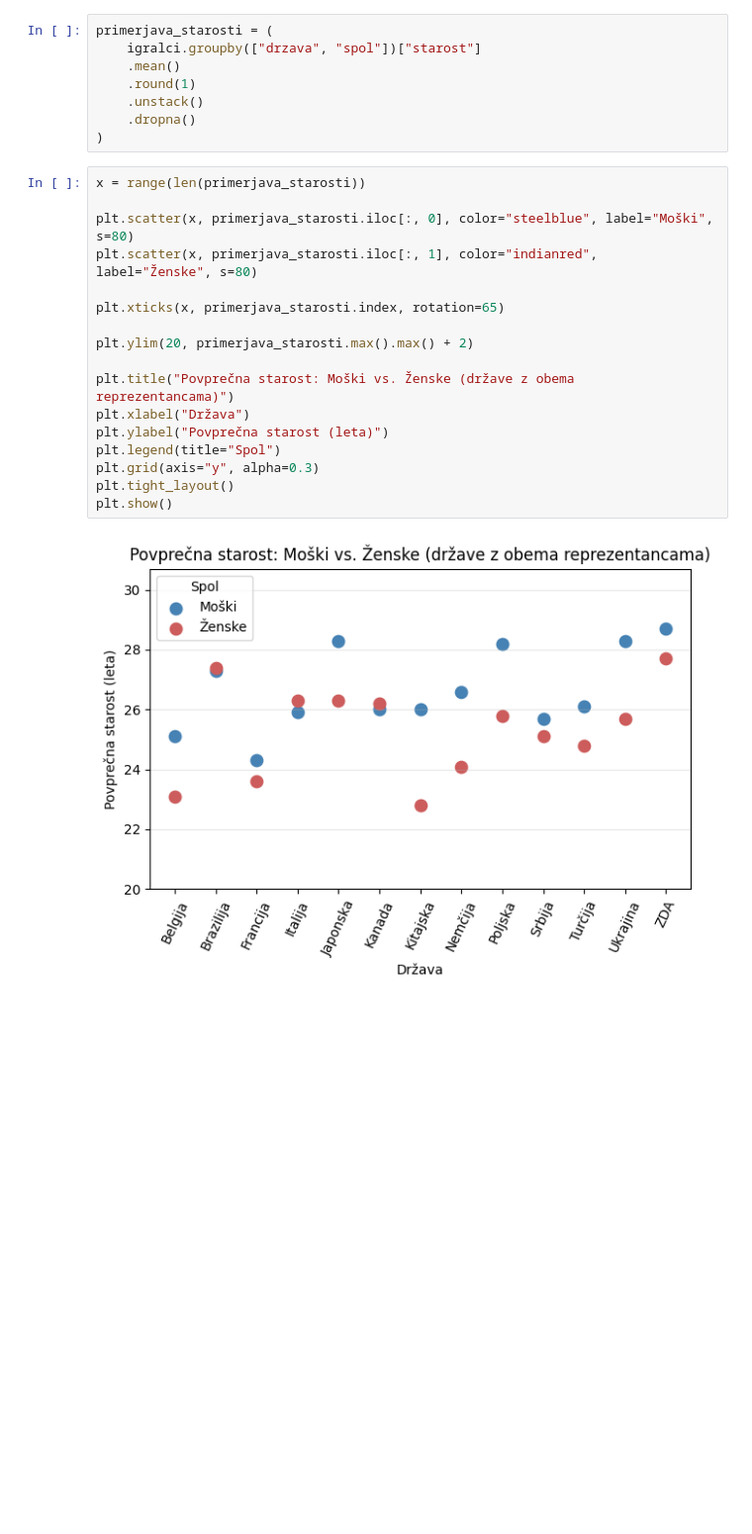
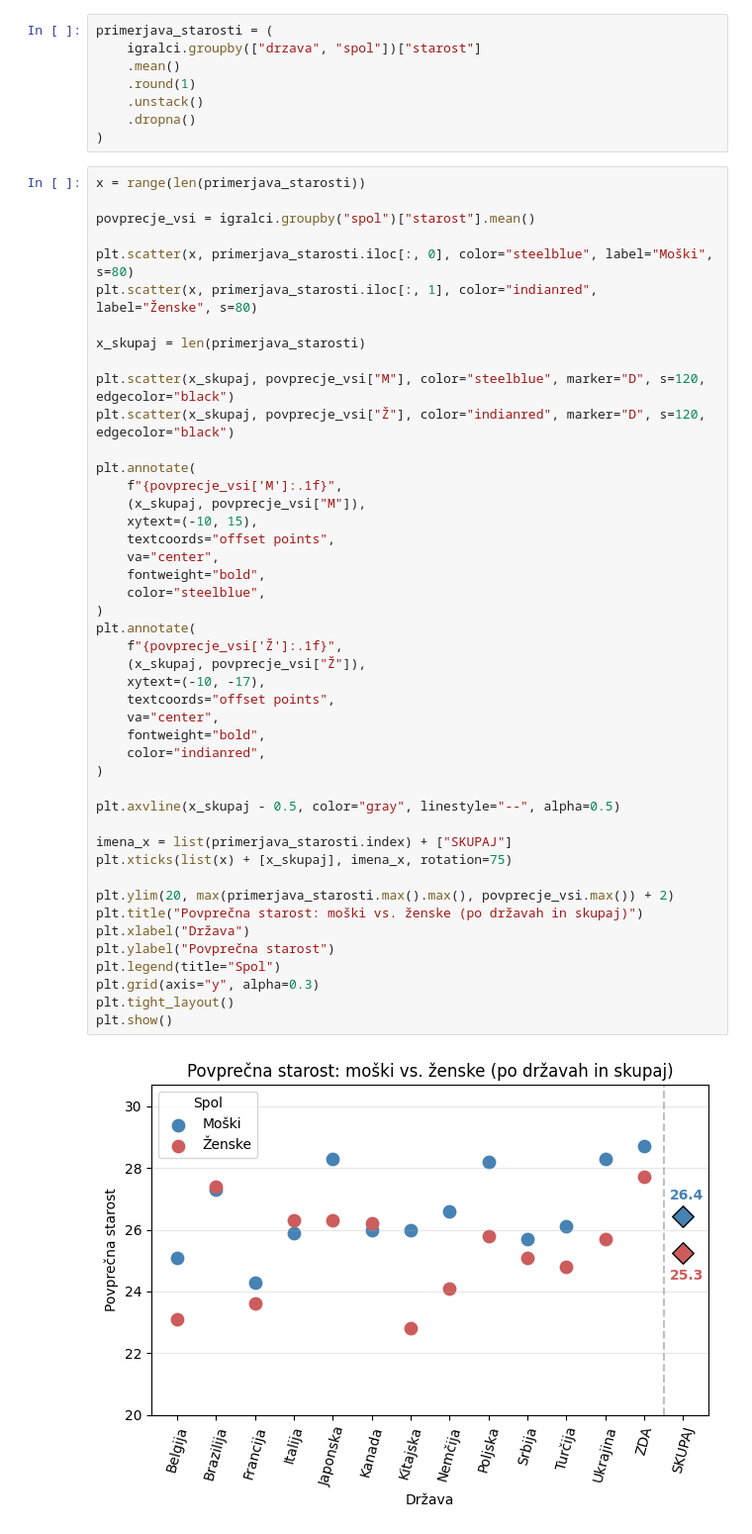
Before and after one commit to mijastijepic/UVP_projektna_naloga, a Jupyter notebook: analiza_podatkov.ipynb, the cells around one changed output. Shown at 99% size. Saved outputs shown, nothing was run; the diff lists cells and outputs as text; blank space fills up the shorter version.

Commit message:
konec analize povpr. starosti

```diff
--- a/analiza_podatkov.ipynb
+++ b/analiza_podatkov.ipynb
@@ -139,21 +143,49 @@ primerjava_starosti = (
 )
 # %%
 x = range(len(primerjava_starosti))
+
+povprecje_vsi = igralci.groupby("spol")["starost"].mean()
 
 plt.scatter(x, primerjava_starosti.iloc[:, 0], color="steelblue", label="Moški", s=80)
 plt.scatter(x, primerjava_starosti.iloc[:, 1], color="indianred", label="Ženske", s=80)
 
-plt.xticks(x, primerjava_starosti.index, rotation=65)
+x_skupaj = len(primerjava_starosti)
 
-plt.ylim(20, primerjava_starosti.max().max() + 2)
+plt.scatter(x_skupaj, povprecje_vsi["M"], color="steelblue", marker="D", s=120, edgecolor="black")
+plt.scatter(x_skupaj, povprecje_vsi["Ž"], color="indianred", marker="D", s=120, edgecolor="black")
 
-plt.title("Povprečna starost: Moški vs. Ženske (države z obema reprezentancama)")
+plt.annotate(
+    f"{povprecje_vsi['M']:.1f}",
+    (x_skupaj, povprecje_vsi["M"]),
+    xytext=(-10, 15),
+    textcoords="offset points",
+    va="center",
+    fontweight="bold",
+    color="steelblue",
+)
+plt.annotate(
+    f"{povprecje_vsi['Ž']:.1f}",
+    (x_skupaj, povprecje_vsi["Ž"]),
+    xytext=(-10, -17),
+    textcoords="offset points",
+    va="center",
+    fontweight="bold",
+    color="indianred",
+)
+
+plt.axvline(x_skupaj - 0.5, color="gray", linestyle="--", alpha=0.5)
+
+imena_x = list(primerjava_starosti.index) + ["SKUPAJ"]
+plt.xticks(list(x) + [x_skupaj], imena_x, rotation=75)
+
+plt.ylim(20, max(primerjava_starosti.max().max(), povprecje_vsi.max()) + 2)
+plt.title("Povprečna starost: moški vs. ženske (po državah in skupaj)")
 plt.xlabel("Država")
-plt.ylabel("Povprečna starost (leta)")
+plt.ylabel("Povprečna starost")
 plt.legend(title="Spol")
 plt.grid(axis="y", alpha=0.3)
 plt.tight_layout()
 plt.show()
 # %% [output]
-[figure, old version]
+[figure, new version]
 # %% [markdown]
```
Also changed, not shown: parts of 3 cells of this notebook.
